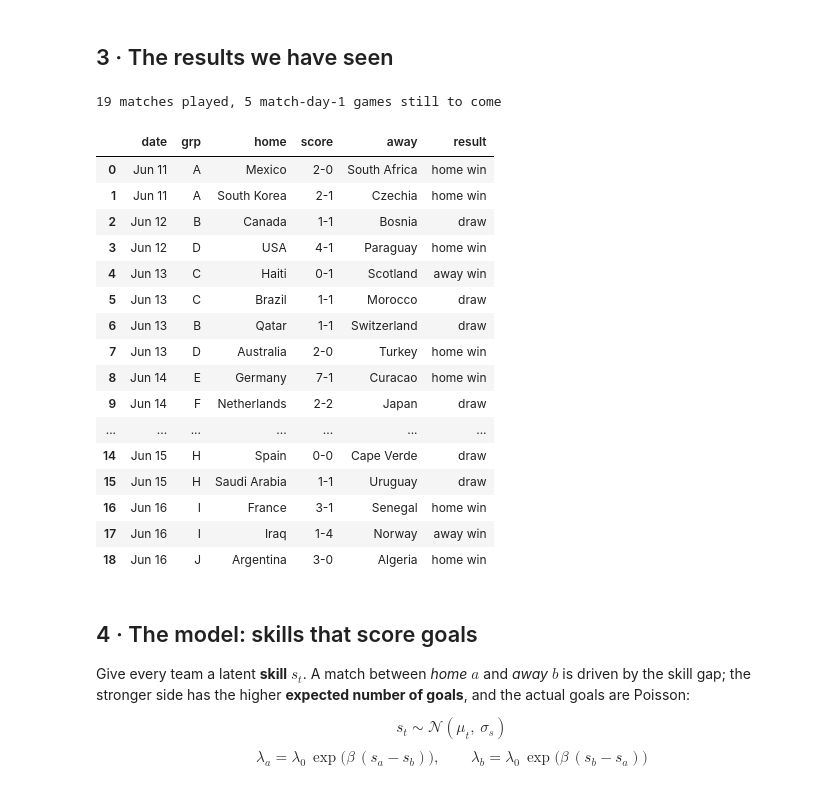
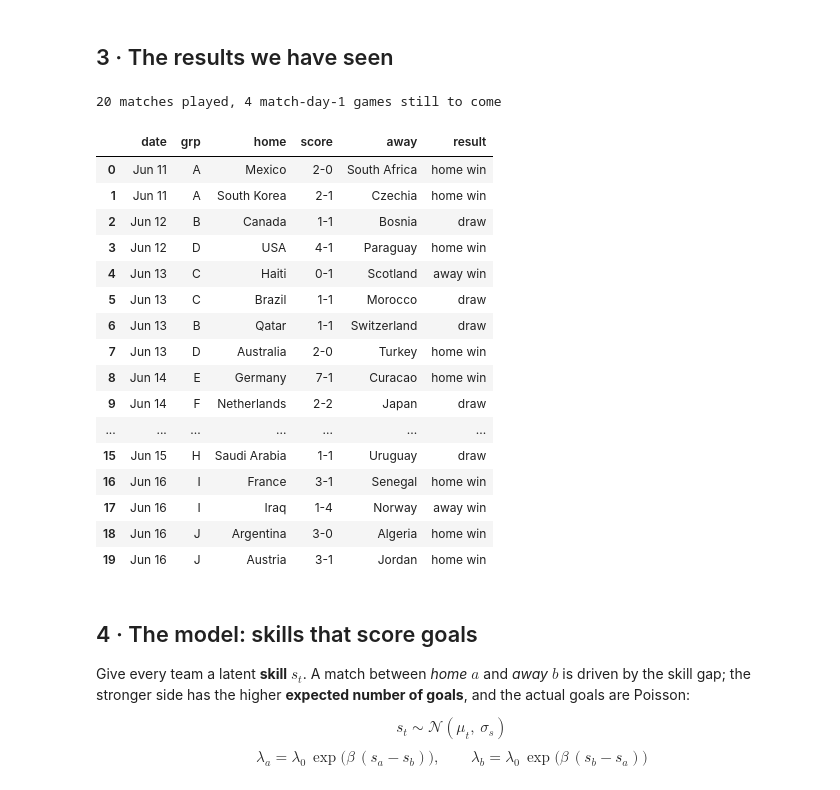
Before and after one commit to nazolaz/intro-ppl, a Jupyter notebook: demos/pymc_wc/worldcup_trueskill.ipynb, the cells around one changed output. Saved outputs shown, nothing was run; the diff lists cells and outputs as text; code cells hidden in the pictures.

```diff
--- a/demos/pymc_wc/worldcup_trueskill.ipynb
+++ b/demos/pymc_wc/worldcup_trueskill.ipynb
@@ -136,41 +136,41 @@ OBSERVED = [
     ("Jun 15", "Spain", "Cape Verde", 0, 0),
     ("Jun 15", "Saudi Arabia", "Uruguay", 1, 1),
     ("Jun 16", "France", "Senegal", 3, 1),
     ("Jun 16", "Iraq", "Norway", 1, 4),
-    ("Jun 16", "Argentina", "Algeria", 3, 0)
+    ("Jun 16", "Argentina", "Algeria", 3, 0),
+    ("Jun 16", "Austria", "Jordan", 3, 1)
 ]
 # remaining match-day-1 fixtures (16-17 June) — simulated, not yet observed
 REMAINING = [
-    ("Jun 16", "Austria", "Jordan"),
     ("Jun 17", "Portugal", "DR Congo"), ("Jun 17", "Uzbekistan", "Colombia"),
     ("Jun 17", "England", "Croatia"), ("Jun 17", "Ghana", "Panama"),
 ]
 
 def _res(hg, ag): return "home win" if hg > ag else ("draw" if hg == ag else "away win")
 played = pd.DataFrame(
     [(d, team2group[h], h, f"{hg}-{ag}", a, _res(hg, ag)) for d, h, a, hg, ag in OBSERVED],
     columns=["date", "grp", "home", "score", "away", "result"])
 print(f"{len(OBSERVED)} matches played, {len(REMAINING)} match-day-1 games still to come")
 played
 # %% [output]
-19 matches played, 5 match-day-1 games still to come
+20 matches played, 4 match-day-1 games still to come
 |  | date | grp | home | score | away | result |
 | 0 | Jun 11 | A | Mexico | 2-0 | South Africa | home win |
 | 1 | Jun 11 | A | South Korea | 2-1 | Czechia | home win |
 | 2 | Jun 12 | B | Canada | 1-1 | Bosnia | draw |
 | 3 | Jun 12 | D | USA | 4-1 | Paraguay | home win |
 | 4 | Jun 13 | C | Haiti | 0-1 | Scotland | away win |
 | 5 | Jun 13 | C | Brazil | 1-1 | Morocco | draw |
 | 6 | Jun 13 | B | Qatar | 1-1 | Switzerland | draw |
 | 7 | Jun 13 | D | Australia | 2-0 | Turkey | home win |
 | 8 | Jun 14 | E | Germany | 7-1 | Curacao | home win |
 | 9 | Jun 14 | F | Netherlands | 2-2 | Japan | draw |
 | ... | ... | ... | ... | ... | ... | ... |
-| 14 | Jun 15 | H | Spain | 0-0 | Cape Verde | draw |
 | 15 | Jun 15 | H | Saudi Arabia | 1-1 | Uruguay | draw |
 | 16 | Jun 16 | I | France | 3-1 | Senegal | home win |
 | 17 | Jun 16 | I | Iraq | 1-4 | Norway | away win |
 | 18 | Jun 16 | J | Argentina | 3-0 | Algeria | home win |
+| 19 | Jun 16 | J | Austria | 3-1 | Jordan | home win |
 # %% [markdown]
 ## 4 · The model: skills that score goals
 
```
Also changed, not shown: parts of 7 cells of this notebook.
